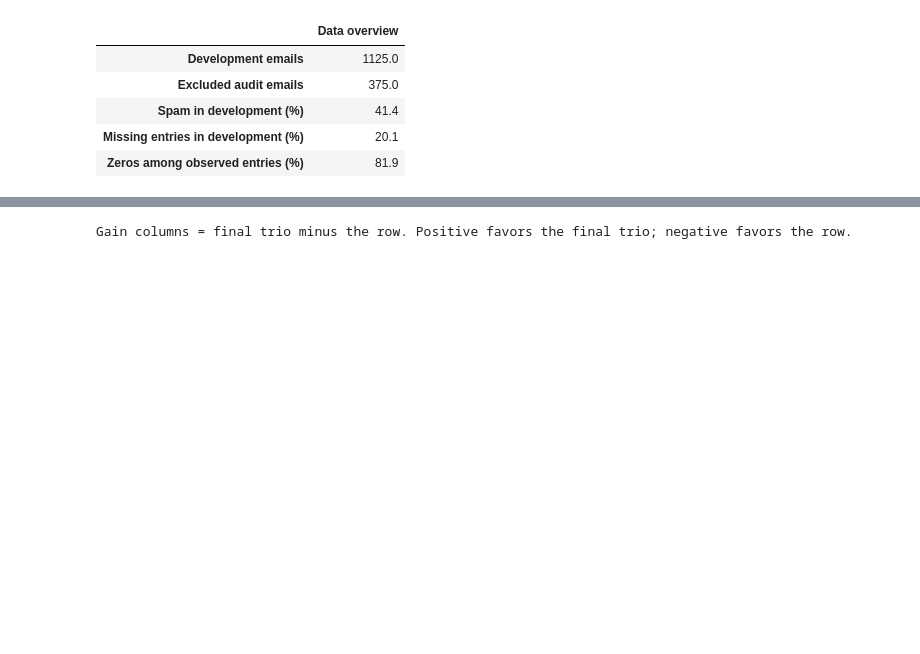
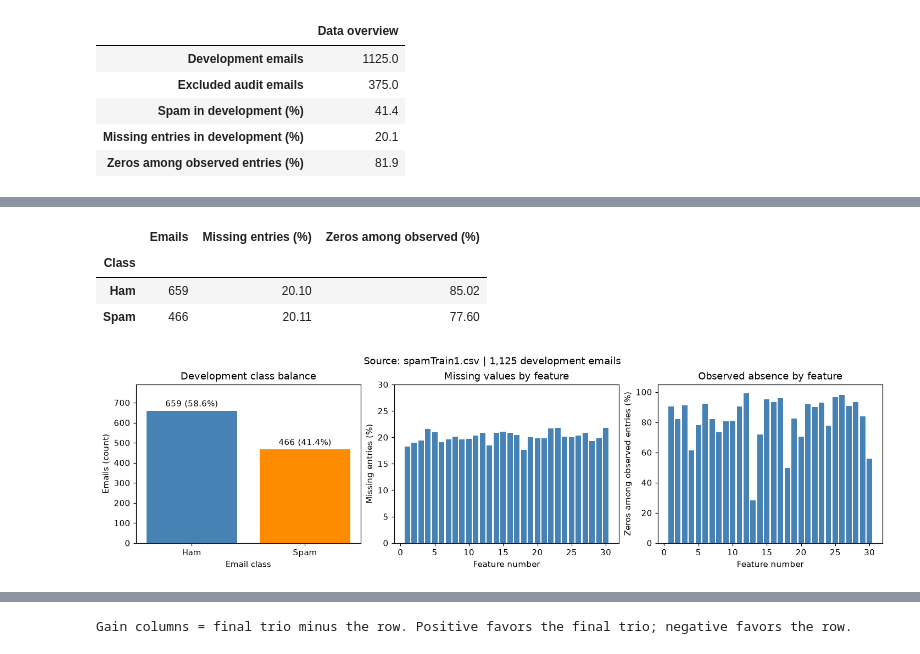
Before and after one commit to EthanJLiu/CSDS340-Case-Study-1, a Jupyter notebook: exploration.ipynb, the cells around one changed output, grey strips where cells are left out. Drawn from its saved outputs; the diff is of its cells as text; code cells hidden in the pictures; blank space fills up the shorter version.

```diff
--- a/exploration.ipynb
+++ b/exploration.ipynb
@@ -98,0 +100,37 @@ display(pd.Series({
+# %%
+feature_names = [f'Feature {i:02d}' for i in range(1, X.shape[1] + 1)]
+observed = X >= 0
+missing_mask = X == -1
+observed_counts = observed.sum(axis=0)
+missing_percent = 100 * missing_mask.mean(axis=0)
+zero_percent = np.divide(100 * (X == 0).sum(axis=0), observed_counts,
+                         out=np.full(X.shape[1], np.nan), where=observed_counts > 0)
+class_summary = pd.DataFrame([
+    {'Class': name, 'Emails': int((y == label).sum()),
+     'Missing entries (%)': 100 * missing_mask[y == label].mean(),
+     'Zeros among observed (%)': 100 * (X[y == label] == 0).sum() / observed[y == label].sum()}
+    for label, name in [(0, 'Ham'), (1, 'Spam')]
+]).set_index('Class')
+display(class_summary.round(2))
+
+fig, axes = plt.subplots(1, 3, figsize=(13, 3.6), constrained_layout=True)
+counts = class_summary['Emails']
+bars = axes[0].bar(counts.index, counts.values, color=['steelblue', 'darkorange'])
+axes[0].bar_label(bars, labels=[f'{v} ({v / len(y):.1%})' for v in counts], padding=3)
+axes[0].set(xlabel='Email class', ylabel='Emails (count)', title='Development class balance',
+            ylim=(0, counts.max() * 1.2))
+feature_numbers = np.arange(1, X.shape[1] + 1)
+axes[1].bar(feature_numbers, missing_percent, color='steelblue')
+axes[1].set(xlabel='Feature number', ylabel='Missing entries (%)',
+            title='Missing values by feature', ylim=(0, max(30, missing_percent.max() * 1.1)))
+axes[2].bar(feature_numbers, zero_percent, color='steelblue')
+axes[2].set(xlabel='Feature number', ylabel='Zeros among observed entries (%)',
+            title='Observed absence by feature', ylim=(0, 105))
+fig.suptitle(f'Source: spamTrain1.csv | {len(X):,} development emails')
+plt.show()
+# %% [output]
+|  | Emails | Missing entries (%) | Zeros among observed (%) |
+| Class |  |  |  |
+| Ham | 659 | 20.10 | 85.02 |
+| Spam | 466 | 20.11 | 77.60 |
+[figure, added]
```
Also changed, not shown: parts of 25 cells of this notebook, 1 other file.
